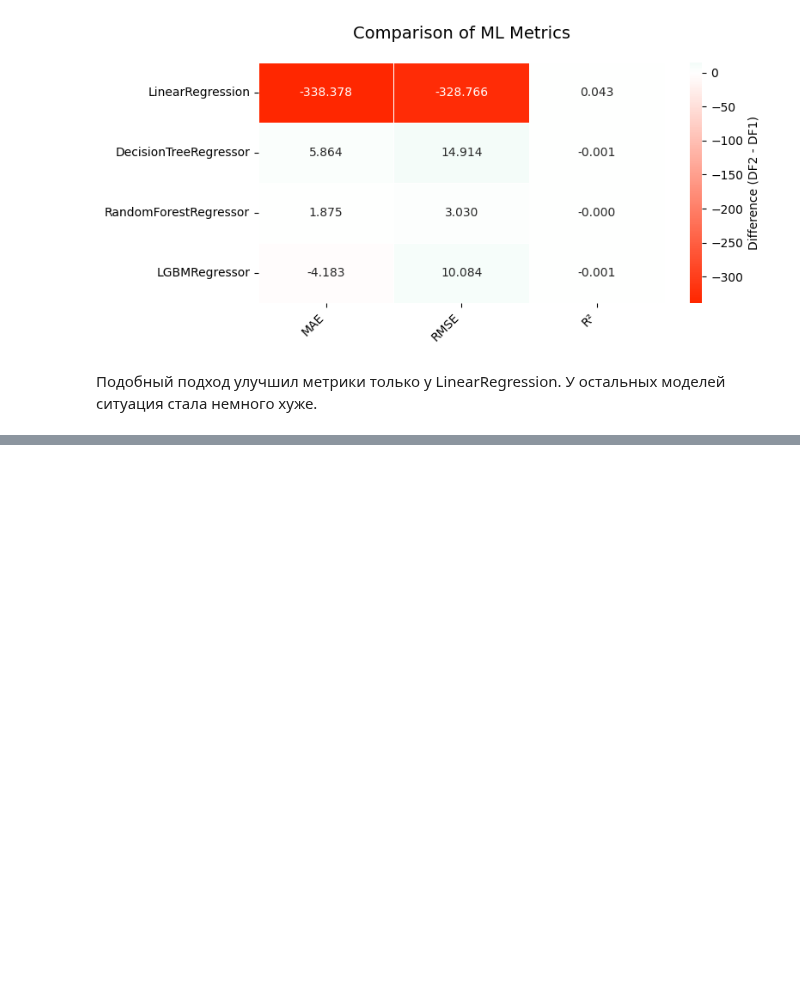
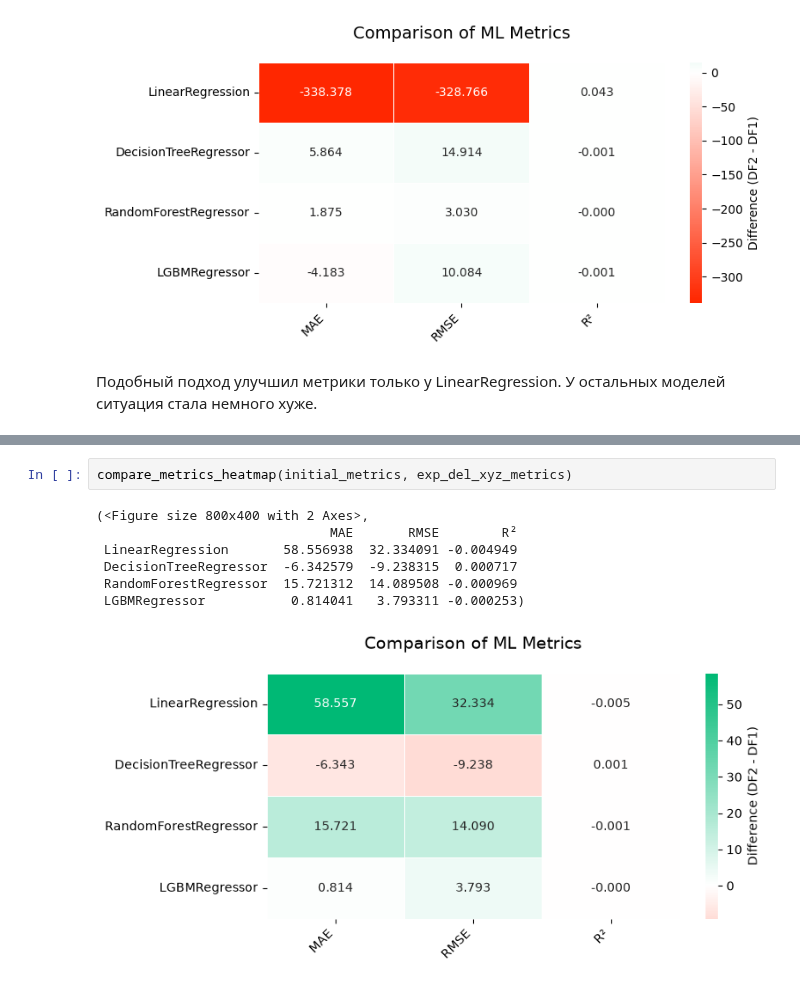
Before and after one commit to Bibeda/Classic_ML_regression, a Jupyter notebook: improvements_cv.ipynb, the cells around one changed output, grey strips where cells are left out. Drawn from its saved outputs; the diff is of its cells as text; blank space fills up the shorter version.

```diff
--- a/improvements_cv.ipynb
+++ b/improvements_cv.ipynb
@@ -484,0 +539,10 @@ compare_metrics_heatmap(initial_metrics, log_metrics)
+# %%
+compare_metrics_heatmap(initial_metrics, exp_del_xyz_metrics)
+# %% [output]
+(<Figure size 800x400 with 2 Axes>,
+                              MAE       RMSE        R²
+ LinearRegression       58.556938  32.334091 -0.004949
+ DecisionTreeRegressor  -6.342579  -9.238315  0.000717
+ RandomForestRegressor  15.721312  14.089508 -0.000969
+ LGBMRegressor           0.814041   3.793311 -0.000253)
+[figure, added]
```
Also changed, not shown: parts of 12 cells of this notebook.
